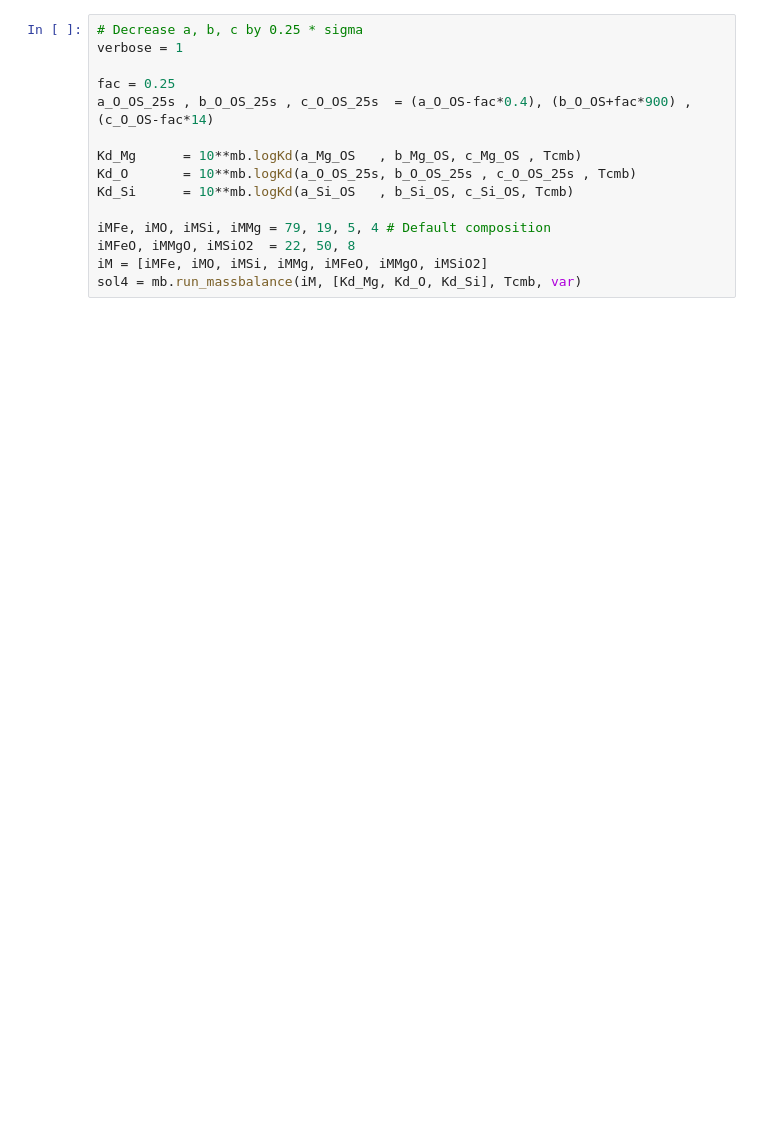
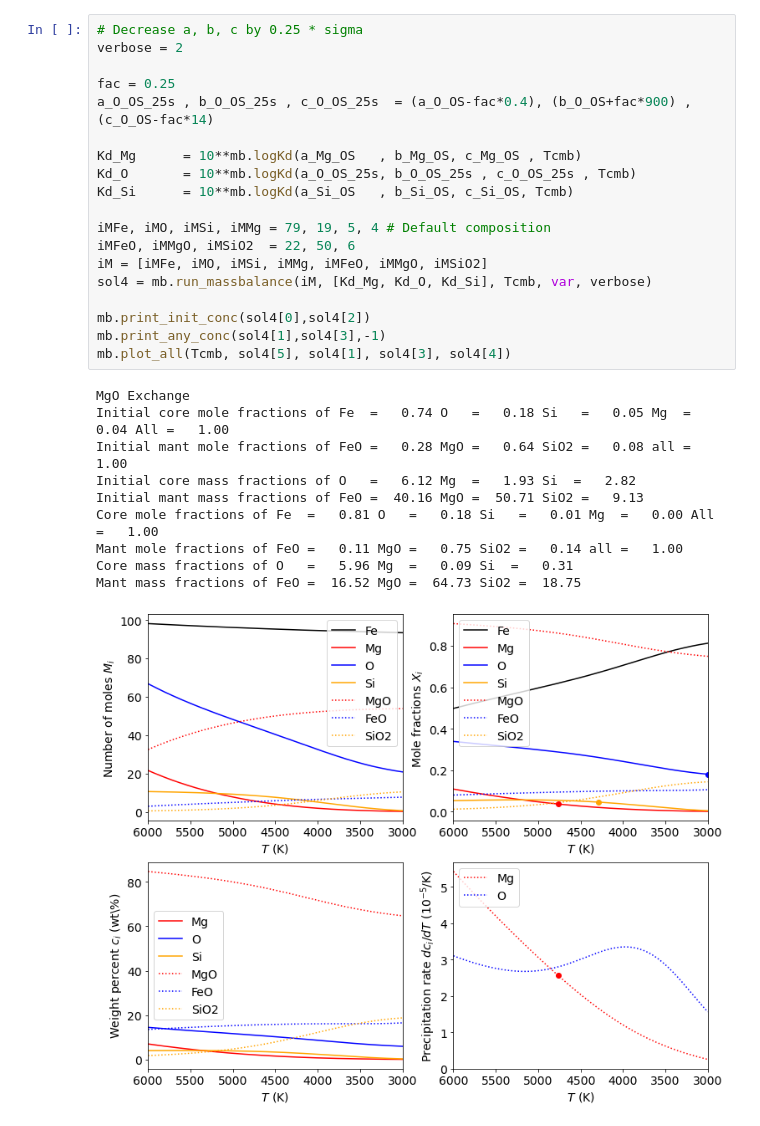
Before and after one commit to scs1cd/precipitation, a Jupyter notebook: OS16_final.ipynb, the cells around one changed output. Cells and saved outputs as stored; diff of their text form; blank space fills up the shorter version.

```diff
--- a/OS16_final.ipynb
+++ b/OS16_final.ipynb
@@ -53,17 +74,32 @@ Mant mass fractions of FeO =  11.81 MgO =  12.19 SiO2 =  76.00
 # %%
 # Decrease a, b, c by 0.25 * sigma
-verbose = 1
+verbose = 2
 
 fac = 0.25
 a_O_OS_25s , b_O_OS_25s , c_O_OS_25s  = (a_O_OS-fac*0.4), (b_O_OS+fac*900) , (c_O_OS-fac*14)
 
 Kd_Mg      = 10**mb.logKd(a_Mg_OS   , b_Mg_OS, c_Mg_OS , Tcmb)
 Kd_O       = 10**mb.logKd(a_O_OS_25s, b_O_OS_25s , c_O_OS_25s , Tcmb)
 Kd_Si      = 10**mb.logKd(a_Si_OS   , b_Si_OS, c_Si_OS, Tcmb)
 
 iMFe, iMO, iMSi, iMMg = 79, 19, 5, 4 # Default composition
-iMFeO, iMMgO, iMSiO2  = 22, 50, 8
+iMFeO, iMMgO, iMSiO2  = 22, 50, 6
 iM = [iMFe, iMO, iMSi, iMMg, iMFeO, iMMgO, iMSiO2]
-sol4 = mb.run_massbalance(iM, [Kd_Mg, Kd_O, Kd_Si], Tcmb, var)
+sol4 = mb.run_massbalance(iM, [Kd_Mg, Kd_O, Kd_Si], Tcmb, var, verbose)
+
+mb.print_init_conc(sol4[0],sol4[2])
+mb.print_any_conc(sol4[1],sol4[3],-1)
+mb.plot_all(Tcmb, sol4[5], sol4[1], sol4[3], sol4[4])
+# %% [output]
+MgO Exchange
+Initial core mole fractions of Fe  =   0.74 O   =   0.18 Si   =   0.05 Mg  =   0.04 All =   1.00
+Initial mant mole fractions of FeO =   0.28 MgO =   0.64 SiO2 =   0.08 all =   1.00
+Initial core mass fractions of O   =   6.12 Mg  =   1.93 Si  =   2.82
+Initial mant mass fractions of FeO =  40.16 MgO =  50.71 SiO2 =   9.13
+Core mole fractions of Fe  =   0.81 O   =   0.18 Si   =   0.01 Mg  =   0.00 All =   1.00
+Mant mole fractions of FeO =   0.11 MgO =   0.75 SiO2 =   0.14 all =   1.00
+Core mass fractions of O   =   5.96 Mg  =   0.09 Si  =   0.31
+Mant mass fractions of FeO =  16.52 MgO =  64.73 SiO2 =  18.75
+[figure, added]
 # %%
 fac = 0.75
```
Also changed, not shown: parts of 12 cells of this notebook, 27 other files.
